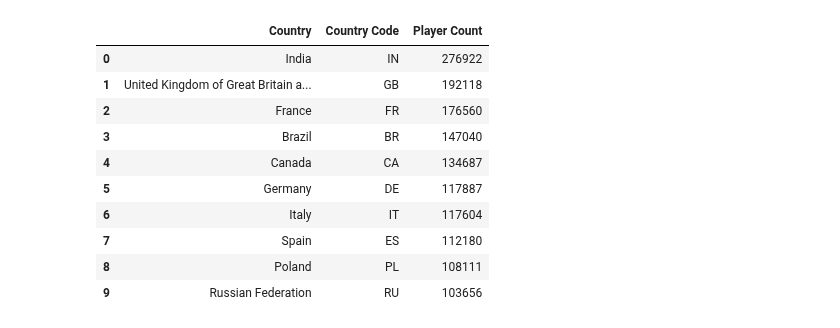
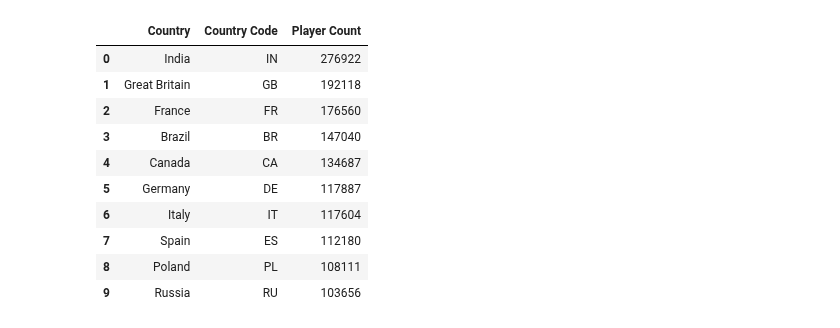
Before and after one commit to melissamonroe/who-plays-chess, a Jupyter notebook: ChessPremiumPy.ipynb, the cells around one changed output. Cells and saved outputs as stored; diff of their text form; code cells hidden in the pictures.

```diff
--- a/ChessPremiumPy.ipynb
+++ b/ChessPremiumPy.ipynb
@@ -73,37 +75,43 @@ countries_df.head()
 
 country_name =[]
 country_codes = []
 player_count = []
 
 for index, row in countries_df.iterrows():
     country_code = row["Code"]
     country = row["Country"]
 
 
     filepath = f'output_data/players_{country_code}.csv'
 
     if (path.exists(filepath)):
         players_df =  pd.read_csv(filepath)
 
-
-        country_name.append(row["Country"])
+        if row["Country"] == "United Kingdom of Great Britain and Northern Ireland":
+            country_name.append("Great Britain")
+        elif row["Country"] == "Russian Federation":
+            country_name.append("Russia")
+        else:
+            country_name.append(row["Country"])
         country_codes.append(row["Code"])
         player_count.append(len(players_df))
 
 
 country_player_count_df = pd.DataFrame({"Country": country_name,
                                        "Country Code": country_codes,
                                         "Player Count": player_count})
 
 count_sorted = country_player_count_df.sort_values("Player Count", ascending=False)
 count_sorted_cleaned = count_sorted.loc[count_sorted["Player Count"] >= 1000]
 
 count_sorted_cleaned = count_sorted_cleaned.reset_index(drop=True)
-count_sorted_cleaned.head(10)
+
+top_10_df = count_sorted_cleaned.head(10)
+top_10_df
 # %% [output]
 |  | Country | Country Code | Player Count |
 | 0 | India | IN | 276922 |
-| 1 | United Kingdom of Great Britain a... | GB | 192118 |
+| 1 | Great Britain | GB | 192118 |
 | 2 | France | FR | 176560 |
 | 3 | Brazil | BR | 147040 |
 | 4 | Canada | CA | 134687 |
@@ -111,4 +119,4 @@ count_sorted_cleaned.head(10)
 | 6 | Italy | IT | 117604 |
 | 7 | Spain | ES | 112180 |
 | 8 | Poland | PL | 108111 |
-| 9 | Russian Federation | RU | 103656 |
+| 9 | Russia | RU | 103656 |
```
Also changed, not shown: parts of 27 cells of this notebook, 5 other files.
